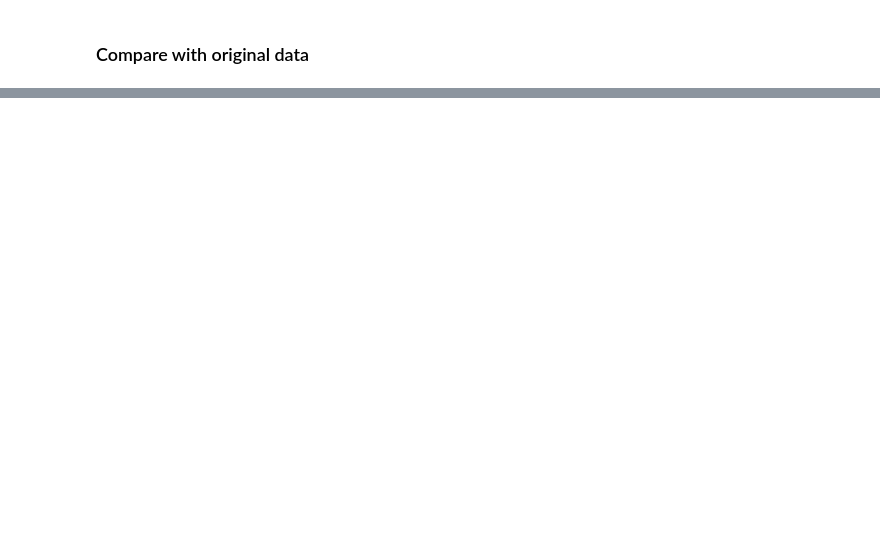
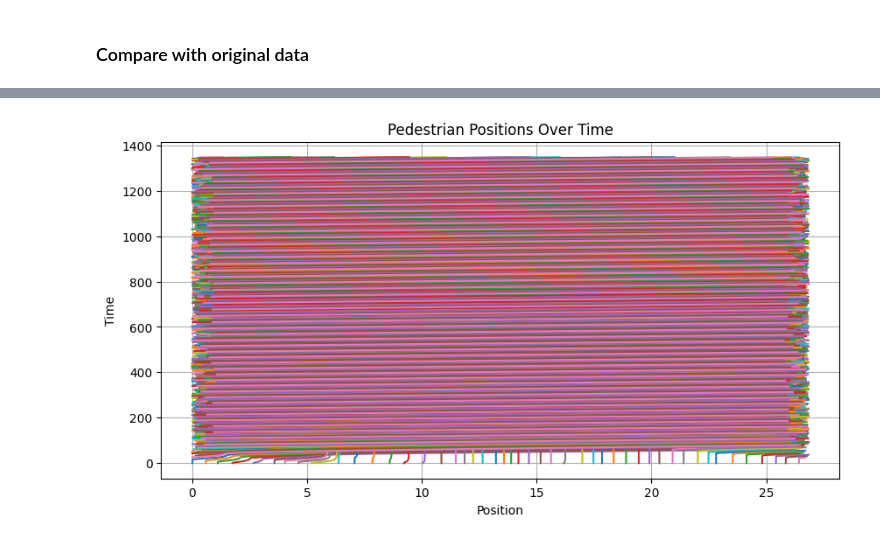
Before and after one commit to yutingdong0/pedestrian-dynamics, a Jupyter notebook: second_order_ode_optimization.ipynb, the cells around one changed output, grey strips where cells are left out. Drawn from its saved outputs; the diff is of its cells as text; code cells hidden in the pictures; blank space fills up the shorter version.

```diff
--- a/second_order_ode_optimization.ipynb
+++ b/second_order_ode_optimization.ipynb
@@ -142,13 +243,21 @@ def compute_predicted_positions(params, t_eval):
     # Solve ODE
     c_value = params[0]
     s_value = params[1]
+    # tau = params[2]
     tau_acc = params[2]
     tau_dec = params[3]
     sol = solve_ivp(
-        second_order_pedestrian_ode,
+        second_order_pedestrian_ode_2_tau,
         (0, t_eval[-1]),
         initial_conditions,
         args=(c_value, s_value, tau_acc, tau_dec),
         t_eval=t_eval
     )
     return sol.y[:num_pedestrians, :] % circumference  # Return only positions
+# %%
+params = [0.11776436, 0.46872334, 7.2494214, 6]
+predicted_positions = compute_predicted_positions(params, t_eval)
+
+# Compute the loss function
+loss = loss_function(real_positions, predicted_positions, t_eval)
+print(f"Loss: {loss:.4f}")
@@ -166,10 +279,12 @@ def objective_function(params_batch):
 
 from cbx.utils import init_particles
 
-N = 80  # Number of particles
+N = 50  # Number of particles
 d = 4   # Dimension of the parameter space
+# x_min = np.array([0, 0, 0.1])  # Lower bounds for c_values, s_value, tau
+# x_max = np.array([0.8, 0.8, 100])    # Upper bounds for c_values, s_value, tau
 x_min = np.array([0, 0, 0.1, 0.1])  # Lower bounds for c_values, s_value, tau_acc, tau_dec
-x_max = np.array([0.2, 0.2, 100, 100])    # Upper bounds for c_values, s_value, tau_acc, tau_dec
+x_max = np.array([0.8, 0.8, 10, 10])    # Upper bounds for c_values, s_value, tau_acc, tau_dec
 # %%
 from cbx.dynamics import CBO, CBXDynamic
 
@@ -178,7 +293,7 @@ cbo_params = {
     'dt': 0.1,
     'sigma': 1.,#8,#5.1,#8.0,
     'lamda': 1.0,
-    'max_it': 400,  # Maximum number of iterations
+    'max_it': 200,  # Maximum number of iterations
     'batch_args': {
         'batch_size': 200,
         'batch_partial': False},
@@ -228,0 +345,58 @@ Final loss: [6599.95136051]
+# %%
+# visualize the second order pedestrian model
+import matplotlib.pyplot as plt
+from scipy.integrate import solve_ivp
+from functions import reset_laps
+
+# ode params
+c_value = cbo.best_particle[0][0]
+s_value = cbo.best_particle[0][1]
+# tau = params[2]  # tau value
+tau_acc = params[2]  # tau_acc value
+tau_dec = params[3]  # tau_dec value
+# c_value = 0.08
+# s_value = 0.1
+
+# tau = 50
+
+# Initial positions
+initial_positions = data_mapped.groupby('id')['position'].first().values
+initial_positions = np.sort(initial_positions)
+
+# Initial velocities (zero for all pedestrians)
+initial_velocities = np.zeros(num_pedestrians)
+
+initial_conditions = np.concatenate([initial_positions, initial_velocities])
+
+t_span = (0, num_frames - 1)
+t_eval = np.arange(num_frames)
+
+# Solve the ivp
+sol = solve_ivp(
+    second_order_pedestrian_ode_2_tau,
+    t_span,
+    initial_conditions,
+    args=(c_value, s_value, tau_acc, tau_dec),
+    t_eval=t_eval
+)
+
+# Extract positions from the solution
+simulated_positions = sol.y[:num_pedestrians, :] % circumference
+simulated_velocities = sol.y[num_pedestrians:, :]
+
+# Plot pedestrian positions over time
+plt.figure(figsize=(10, 5))
+for i in range(num_pedestrians):
+
+    position_list = reset_laps(simulated_positions[i, :].tolist())
+
+    new_frame_list = list(range(len(position_list)))
+    plt.plot(position_list, new_frame_list, label=f'Person {i+1}')
+
+plt.title('Pedestrian Positions Over Time')
+plt.ylabel('Time')
+plt.xlabel('Position')
+plt.grid(True)
+plt.show()
+# %% [output]
+[figure, added]
```
Also changed, not shown: parts of 15 cells of this notebook, 1 other file.
